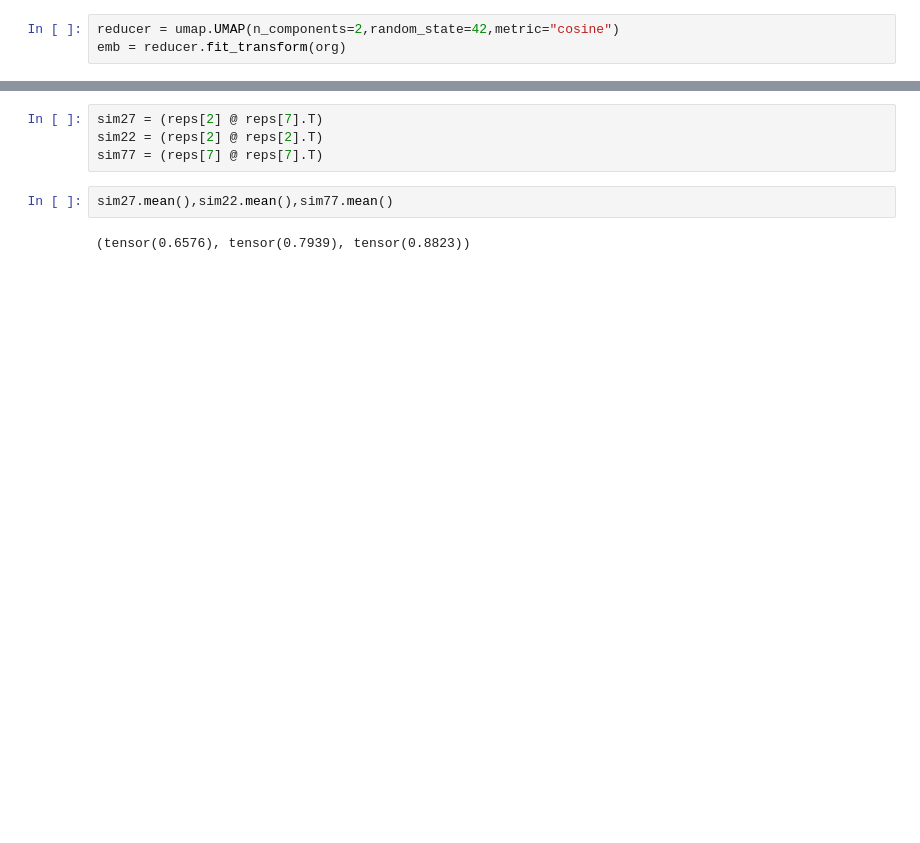
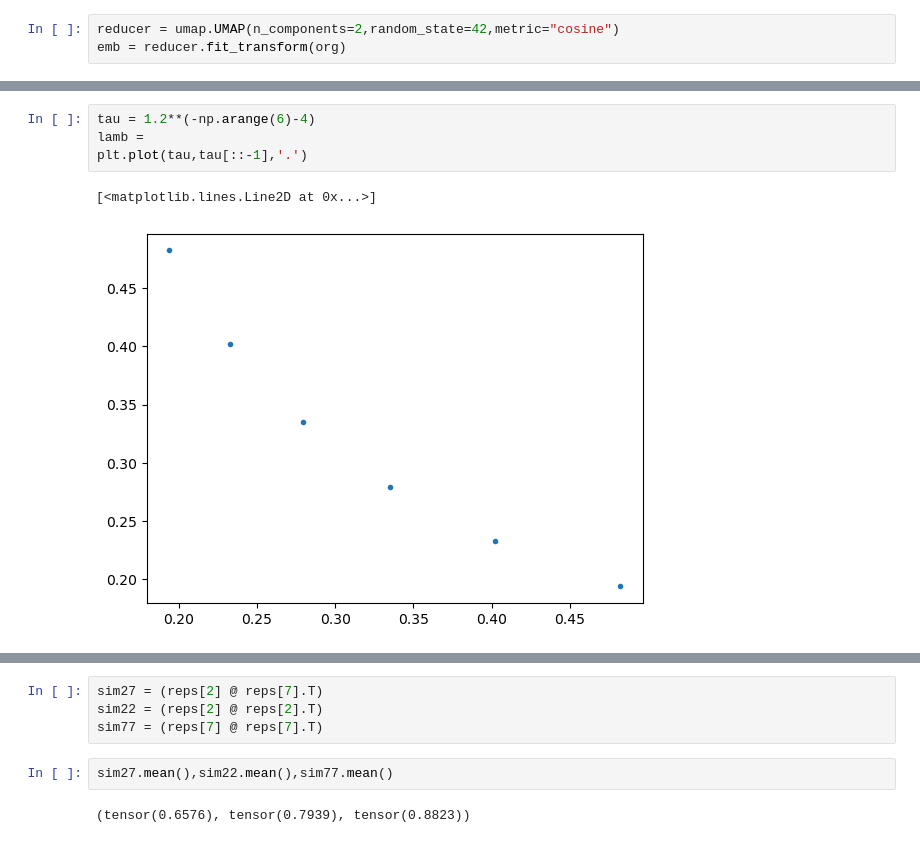
Before and after one commit to alexkaravos/InformationHeuristic, a Jupyter notebook: notebooks/lossdev.ipynb, the cells around one changed output, grey strips where cells are left out. Saved outputs shown, nothing was run; the diff lists cells and outputs as text; blank space fills up the shorter version.

```diff
--- a/notebooks/lossdev.ipynb
+++ b/notebooks/lossdev.ipynb
@@ -110,0 +165,7 @@ for epoch in range(100):
+# %%
+tau = 1.2**(-np.arange(6)-4)
+lamb =
+plt.plot(tau,tau[::-1],'.')
+# %% [output]
+[<matplotlib.lines.Line2D at 0x...>]
+[figure, added]
```
Also changed, not shown: parts of 22 cells of this notebook, 1 other file.
